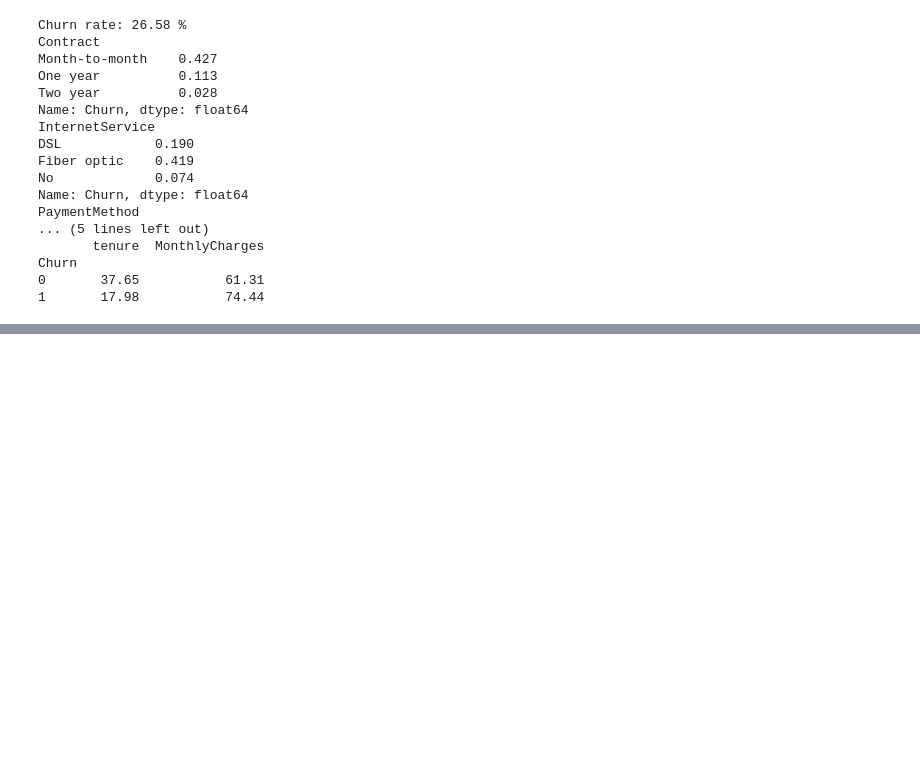
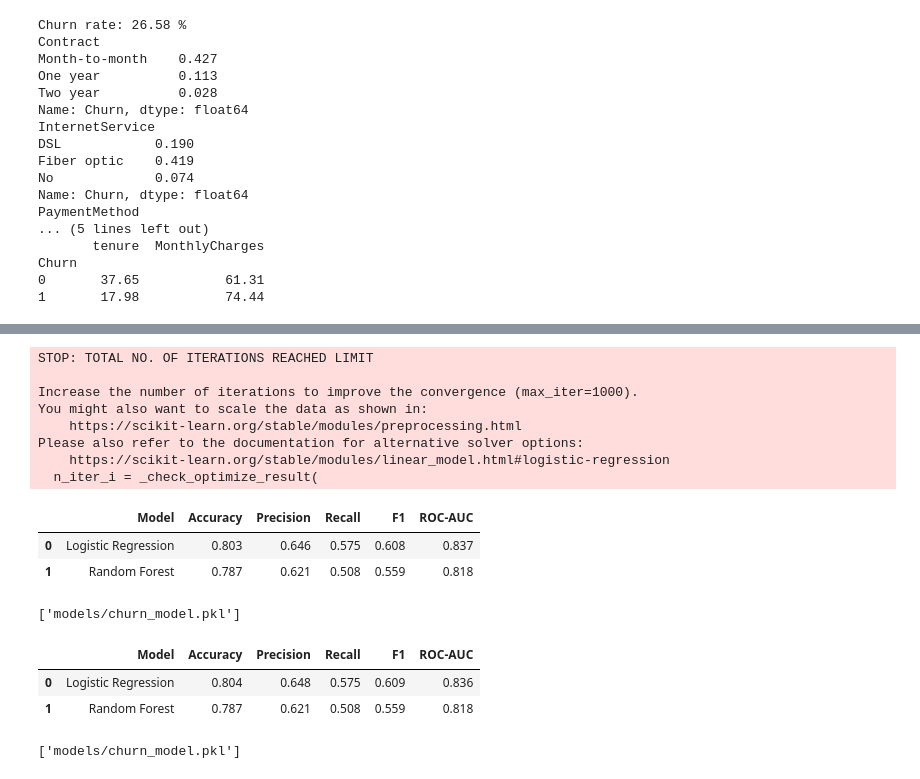
Before and after one commit to jyoshna5906/telecom-churn-analysis, a Jupyter notebook: churn.ipynb, the cells around one changed output, grey strips where cells are left out. Saved outputs shown, nothing was run; the diff lists cells and outputs as text; code cells hidden in the pictures; blank space fills up the shorter version.

```diff
--- a/churn.ipynb
+++ b/churn.ipynb
@@ -164,0 +249,75 @@ Churn
+# %%
+models = {
+    "Logistic Regression": LogisticRegression(max_iter=1000),
+    "Random Forest": RandomForestClassifier(n_estimators=200, random_state=42),
+}
+
+results = []
+for name, model in models.items():
+    model.fit(X_train, y_train)
+    pred = model.predict(X_test)
+    prob = model.predict_proba(X_test)[:, 1]
+    results.append({
+        "Model": name,
+        "Accuracy": accuracy_score(y_test, pred),
+        "Precision": precision_score(y_test, pred),
+        "Recall": recall_score(y_test, pred),
+        "F1": f1_score(y_test, pred),
+        "ROC-AUC": roc_auc_score(y_test, prob),
+    })
+
+results_df = pd.DataFrame(results).round(3)
+results_df
+# %% [output]
+STOP: TOTAL NO. OF ITERATIONS REACHED LIMIT
+
+Increase the number of iterations to improve the convergence (max_iter=1000).
+You might also want to scale the data as shown in:
+    https://scikit-learn.org/stable/modules/preprocessing.html
+Please also refer to the documentation for alternative solver options:
+    https://scikit-learn.org/stable/modules/linear_model.html#logistic-regression
+  n_iter_i = _check_optimize_result(
+|  | Model | Accuracy | Precision | Recall | F1 | ROC-AUC |
+| 0 | Logistic Regression | 0.803 | 0.646 | 0.575 | 0.608 | 0.837 |
+| 1 | Random Forest | 0.787 | 0.621 | 0.508 | 0.559 | 0.818 |
+# %%
+import joblib, os
+os.makedirs("models", exist_ok=True)
+joblib.dump(models["Logistic Regression"], "models/churn_model.pkl")
+# %% [output]
+['models/churn_model.pkl']
+# %%
+from sklearn.preprocessing import StandardScaler
+from sklearn.pipeline import make_pipeline
+
+models = {
+    "Logistic Regression": make_pipeline(StandardScaler(), LogisticRegression(max_iter=2000)),
+    "Random Forest": RandomForestClassifier(n_estimators=200, random_state=42),
+}
+
+results = []
+for name, model in models.items():
+    model.fit(X_train, y_train)
+    pred = model.predict(X_test)
+    prob = model.predict_proba(X_test)[:, 1]
+    results.append({
+        "Model": name,
+        "Accuracy": accuracy_score(y_test, pred),
+        "Precision": precision_score(y_test, pred),
+        "Recall": recall_score(y_test, pred),
+        "F1": f1_score(y_test, pred),
+        "ROC-AUC": roc_auc_score(y_test, prob),
+    })
+
+results_df = pd.DataFrame(results).round(3)
+results_df
+# %% [output]
+|  | Model | Accuracy | Precision | Recall | F1 | ROC-AUC |
+| 0 | Logistic Regression | 0.804 | 0.648 | 0.575 | 0.609 | 0.836 |
+| 1 | Random Forest | 0.787 | 0.621 | 0.508 | 0.559 | 0.818 |
+# %%
+import joblib, os
+os.makedirs("models", exist_ok=True)
+joblib.dump(models["Logistic Regression"], "models/churn_model.pkl")
+# %% [output]
+['models/churn_model.pkl']
```
Also changed, not shown: parts of 6 cells of this notebook, 2 other files.
